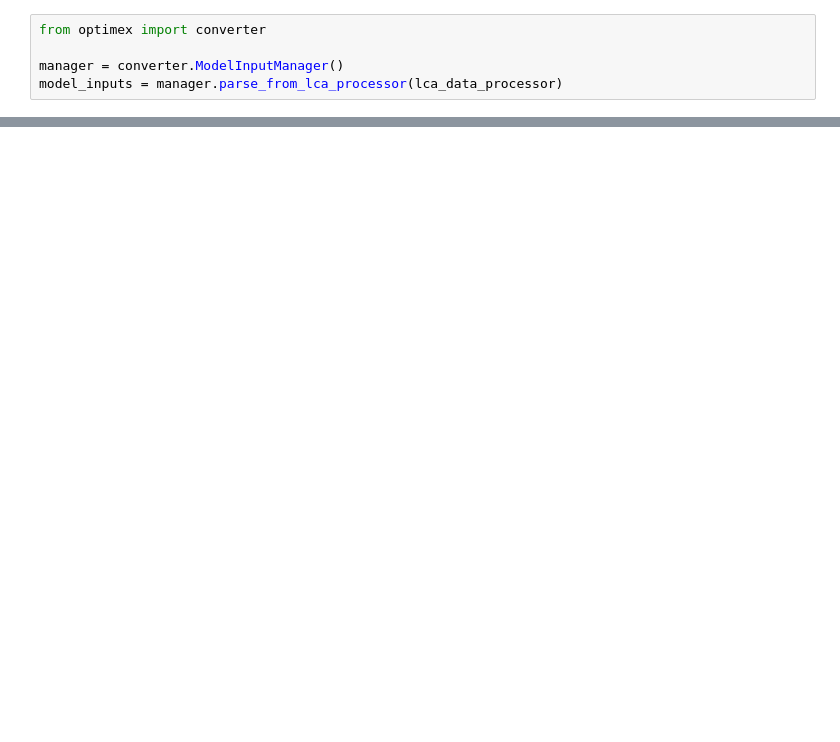
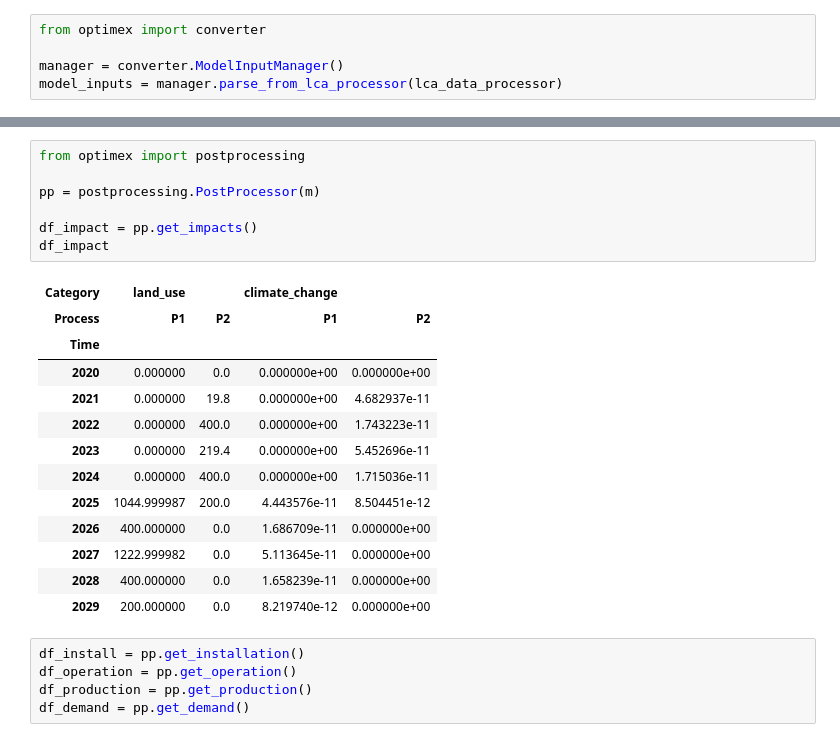
Before and after one commit to RWTH-LTT/optimex, a Jupyter notebook: notebooks/basic_optimex_example.ipynb, the cells around one changed output, grey strips where cells are left out. Cells and saved outputs as stored; diff of their text form; blank space fills up the shorter version.

```diff
--- a/notebooks/basic_optimex_example.ipynb
+++ b/notebooks/basic_optimex_example.ipynb
@@ -302,0 +310,26 @@ Optimal objective  4.330807113e+00
+# %%
+from optimex import postprocessing
+
+pp = postprocessing.PostProcessor(m)
+
+df_impact = pp.get_impacts()
+df_impact
+# %% [output]
+| Category | land_use |  | climate_change |  |
+| Process | P1 | P2 | P1 | P2 |
+| Time |  |  |  |  |
+| 2020 | 0.000000 | 0.0 | 0.000000e+00 | 0.000000e+00 |
+| 2021 | 0.000000 | 19.8 | 0.000000e+00 | 4.682937e-11 |
+| 2022 | 0.000000 | 400.0 | 0.000000e+00 | 1.743223e-11 |
+| 2023 | 0.000000 | 219.4 | 0.000000e+00 | 5.452696e-11 |
+| 2024 | 0.000000 | 400.0 | 0.000000e+00 | 1.715036e-11 |
+| 2025 | 1044.999987 | 200.0 | 4.443576e-11 | 8.504451e-12 |
+| 2026 | 400.000000 | 0.0 | 1.686709e-11 | 0.000000e+00 |
+| 2027 | 1222.999982 | 0.0 | 5.113645e-11 | 0.000000e+00 |
+| 2028 | 400.000000 | 0.0 | 1.658239e-11 | 0.000000e+00 |
+| 2029 | 200.000000 | 0.0 | 8.219740e-12 | 0.000000e+00 |
+# %%
+df_install = pp.get_installation()
+df_operation = pp.get_operation()
+df_production = pp.get_production()
+df_demand = pp.get_demand()
```
Also changed, not shown: parts of 6 cells of this notebook, 2 other files.
